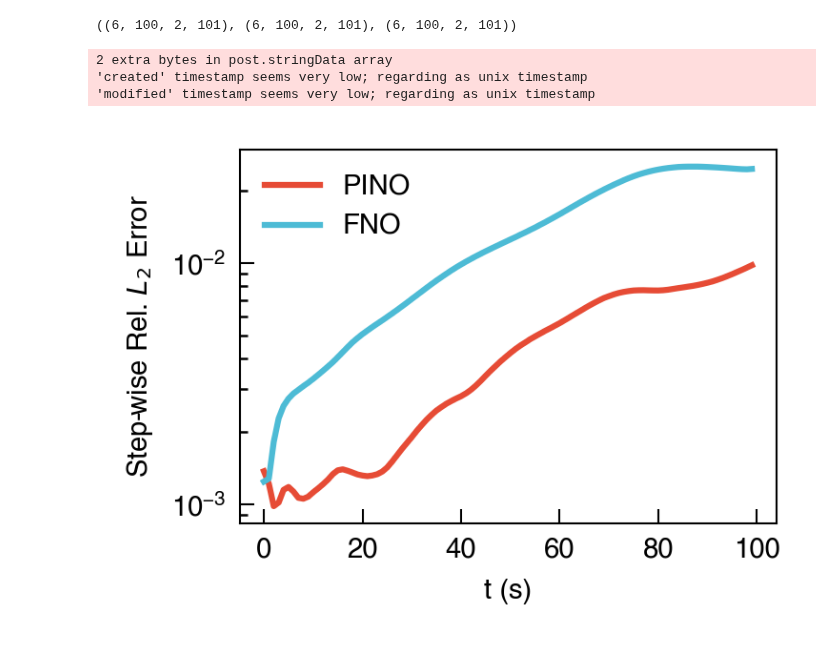
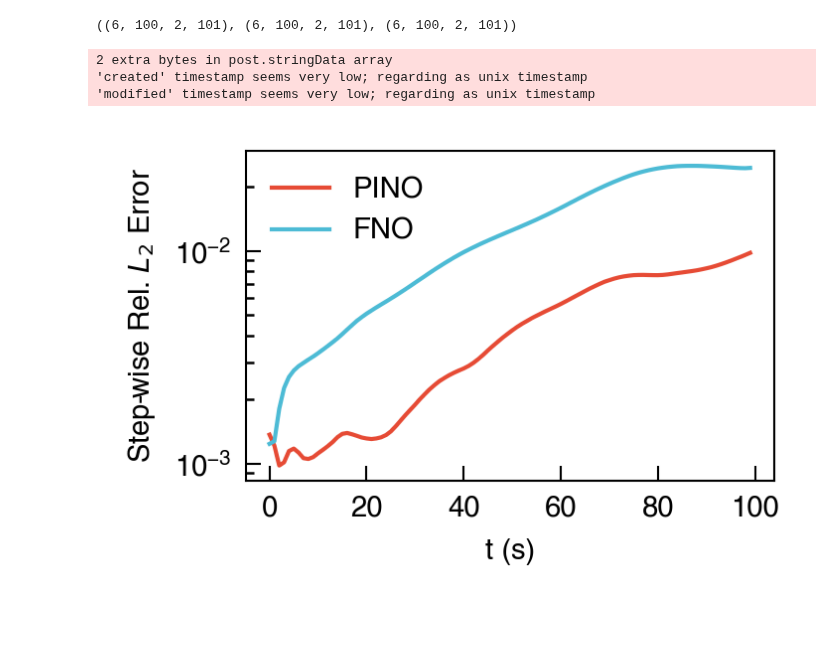
Before and after one commit to NanxiiChen/PF-PINO, a Jupyter notebook: corrosion1d/compare.ipynb, the cells around one changed output. Drawn from its saved outputs; the diff is of its cells as text; code cells hidden in the pictures; blank space fills up the shorter version.

```diff
--- a/corrosion1d/compare.ipynb
+++ b/corrosion1d/compare.ipynb
@@ -425 +434,12 @@ Total relative L2 error on test set: 0.008361846
+# %%
+test_solutions = jnp.load(os.path.join(configs.test_data_dir, "solutions.npy"))[:, :, :, ::-1]
+test_lp_values = jnp.load(os.path.join(configs.test_data_dir, "Lp_values.npy")).reshape(-1, 1)
+test_meshes = jnp.load(os.path.join(configs.test_data_dir, "mesh_points.npy")).reshape(-1)[::-1]
+test_times = jnp.load(os.path.join(configs.test_data_dir, "times.npy"))
+test_lp_values = configs.Lpc(test_lp_values)
+test_times = test_times / configs.Tc
+test_meshes = test_meshes / configs.Lc
+dt = test_times[1] - test_times[0]
+x_test = test_solutions[:, 0, :, :]
+y_test = test_solutions[:, 1:, :, :]
 # %%
@@ -452,20 +471,20 @@ y_test_pred_pino.shape, y_test_pred_fno.shape, y_test.shape
 # %%
 step_wise_l2_pino = jnp.linalg.norm(y_test_pred_pino - y_test, axis=(3)) / jnp.linalg.norm(y_test, axis=(3))
 step_wise_l2_fno = jnp.linalg.norm(y_test_pred_fno - y_test, axis=(3)) / jnp.linalg.norm(y_test, axis=(3))
 step_wise_l2_pino = jnp.mean(step_wise_l2_pino, axis=(0,2)) # avg over samples and channels
 step_wise_l2_fno = jnp.mean(step_wise_l2_fno, axis=(0,2)) # avg over samples and channels
-fig, ax = plt.subplots(1, 1, figsize=(2.5, 1.8))
-ax.plot(step_wise_l2_pino, label="PINO",)
-ax.plot(step_wise_l2_fno, label="FNO",)
+fig, ax = plt.subplots(1, 1, figsize=(2.4, 1.6))
+ax.plot(step_wise_l2_pino, label="PINO", lw=1)
+ax.plot(step_wise_l2_fno, label="FNO", lw=1)
 ax.set_yscale("log")
 ax.set_xlabel(r"t (s)")
 ax.set_ylabel("Step-wise Rel. $L_2$ Error")
 ax.legend()
 fig.tight_layout()
 fig.savefig(os.path.join(save_fig_dir, "corrosion1d_stepwise_l2.pdf"), dpi=450,
             bbox_inches='tight', pad_inches=0.0)
 # %% [output]
 2 extra bytes in post.stringData array
 'created' timestamp seems very low; regarding as unix timestamp
 'modified' timestamp seems very low; regarding as unix timestamp
-[figure, old version]
+[figure, new version]
```
Also changed, not shown: parts of 6 cells of this notebook, 4 other files.
